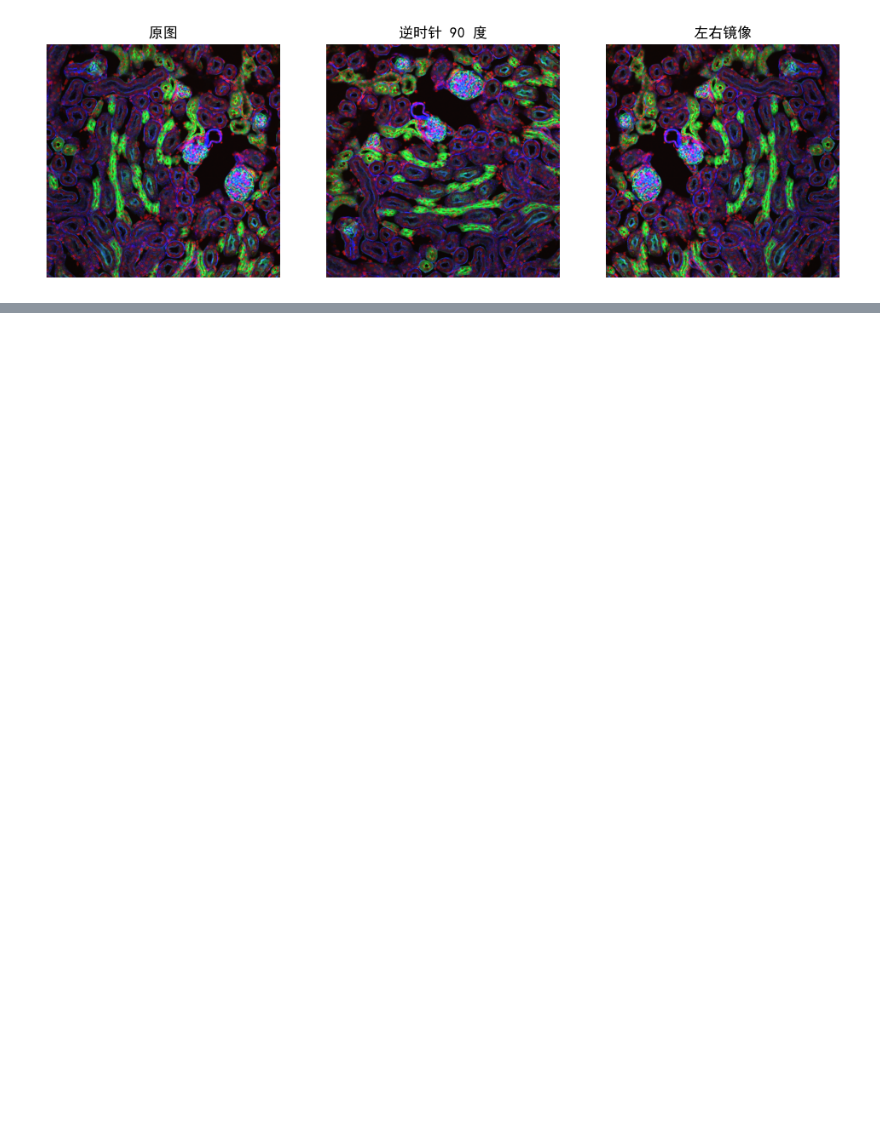
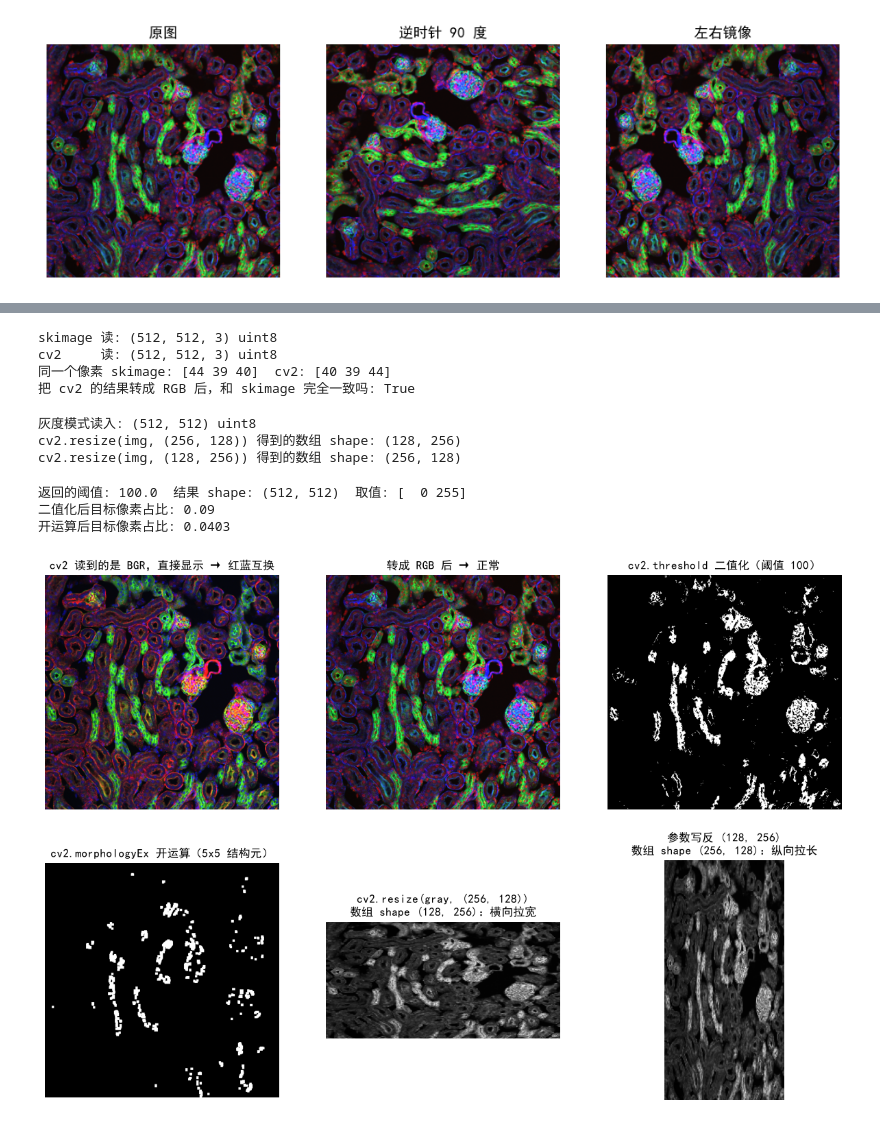
Before and after one commit to sang-353/Deep-learning, a Jupyter notebook: pytorch/image_processing/image_processing.ipynb, the cells around one changed output, grey strips where cells are left out. Cells and saved outputs as stored; diff of their text form; code cells hidden in the pictures; blank space fills up the shorter version.

```diff
--- a/pytorch/image_processing/image_processing.ipynb
+++ b/pytorch/image_processing/image_processing.ipynb
@@ -143,7 +367,7 @@ cells = data.human_mitosis()
 thresh = filters.threshold_otsu(cells)
 mask = cells > thresh
 print("threshold:", thresh, "目标像素占比:", mask.mean())
-kernel = disk(6)
+kernel = disk(3)
 opened = opening(mask, kernel)
 closed = closing(mask, kernel)
 
@@ -159,0 +406,55 @@ threshold: 38 目标像素占比: 0.11360549926757812
+# %%
+# 差异一：读图的通道顺序
+img_skimage = io.imread("outputs/kidney.png")            # RGB
+img_cv2 = cv2.imread("outputs/kidney.png")               # BGR（默认按彩色读）
+img_cv2_rgb = cv2.cvtColor(img_cv2, cv2.COLOR_BGR2RGB)   # 转成 RGB 才能和 skimage 对齐
+
+print("skimage 读:", img_skimage.shape, img_skimage.dtype)
+print("cv2     读:", img_cv2.shape, img_cv2.dtype)
+print("同一个像素 skimage:", img_skimage[0, 0], " cv2:", img_cv2[0, 0])
+print("把 cv2 的结果转成 RGB 后，和 skimage 完全一致吗:", np.array_equal(img_cv2_rgb, img_skimage))
+# %% [output]
+skimage 读: (512, 512, 3) uint8
+cv2     读: (512, 512, 3) uint8
+同一个像素 skimage: [44 39 40]  cv2: [40 39 44]
+把 cv2 的结果转成 RGB 后，和 skimage 完全一致吗: True
+# %%
+# 差异二：cv2.resize 的参数顺序是 (宽, 高)，和数组的 (行, 列) 相反
+gray_cv2 = cv2.imread("outputs/kidney.png", cv2.IMREAD_GRAYSCALE)
+print("灰度模式读入:", gray_cv2.shape, gray_cv2.dtype)
+
+resized_a = cv2.resize(gray_cv2, (256, 128))   # 想说"宽 256、高 128"
+resized_b = cv2.resize(gray_cv2, (128, 256))   # 参数写反
+print("cv2.resize(img, (256, 128)) 得到的数组 shape:", resized_a.shape)
+print("cv2.resize(img, (128, 256)) 得到的数组 shape:", resized_b.shape)
+# %% [output]
+灰度模式读入: (512, 512) uint8
+cv2.resize(img, (256, 128)) 得到的数组 shape: (128, 256)
+cv2.resize(img, (128, 256)) 得到的数组 shape: (256, 128)
+# %%
+# 差异三：cv2.threshold 返回两个值（阈值 + 结果图）
+# 同样的开运算，用 skimage 写是 morphology.binary_opening(mask, disk(3))
+threshold_value, binary_cv2 = cv2.threshold(gray_cv2, 100, 255, cv2.THRESH_BINARY)
+print("返回的阈值:", threshold_value, " 结果 shape:", binary_cv2.shape, " 取值:", np.unique(binary_cv2))
+print("二值化后目标像素占比:", round(float((binary_cv2 > 0).mean()), 4))
+
+kernel = np.ones((5, 5), np.uint8)
+opened_cv2 = cv2.morphologyEx(binary_cv2, cv2.MORPH_OPEN, kernel)
+print("开运算后目标像素占比:", round(float((opened_cv2 > 0).mean()), 4))
+
+fig, axes = plt.subplots(2, 3, figsize=(15, 10))
+axes[0, 0].imshow(img_cv2);                 axes[0, 0].set_title("cv2 读到的是 BGR，直接显示 → 红蓝互换")
+axes[0, 1].imshow(img_cv2_rgb);             axes[0, 1].set_title("转成 RGB 后 → 正常")
+axes[0, 2].imshow(binary_cv2, cmap="gray"); axes[0, 2].set_title("cv2.threshold 二值化（阈值 100）")
+axes[1, 0].imshow(opened_cv2, cmap="gray"); axes[1, 0].set_title("cv2.morphologyEx 开运算（5x5 结构元）")
+axes[1, 1].imshow(resized_a, cmap="gray");  axes[1, 1].set_title("cv2.resize(gray, (256, 128))\n数组 shape (128, 256)：横向拉宽")
+axes[1, 2].imshow(resized_b, cmap="gray");  axes[1, 2].set_title("参数写反 (128, 256)\n数组 shape (256, 128)：纵向拉长")
+for ax in axes.ravel():
+    ax.axis("off")
+plt.savefig("outputs/07_opencv.png", dpi=120, bbox_inches="tight")
+plt.show()
+# %% [output]
+返回的阈值: 100.0  结果 shape: (512, 512)  取值: [  0 255]
+二值化后目标像素占比: 0.09
+开运算后目标像素占比: 0.0403
+[figure, added]
```
Also changed, not shown: parts of 19 cells of this notebook.
